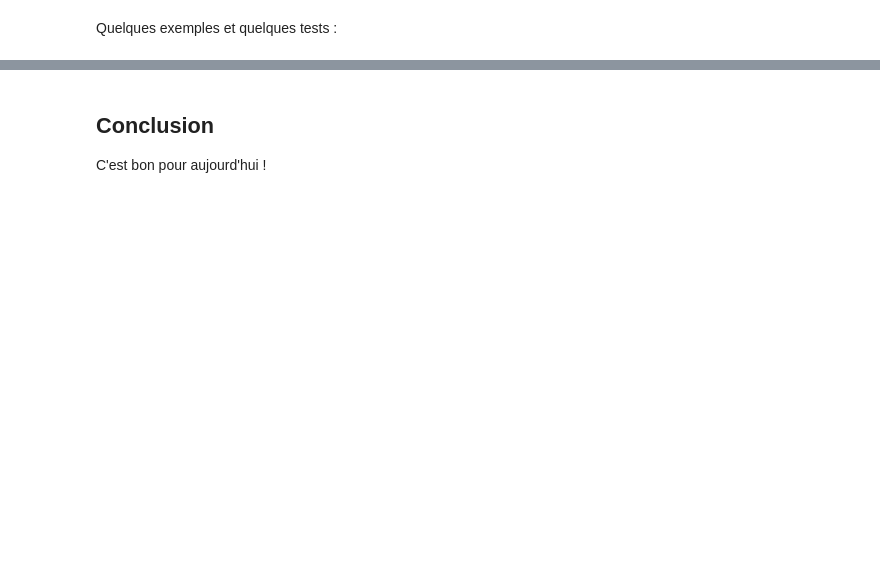
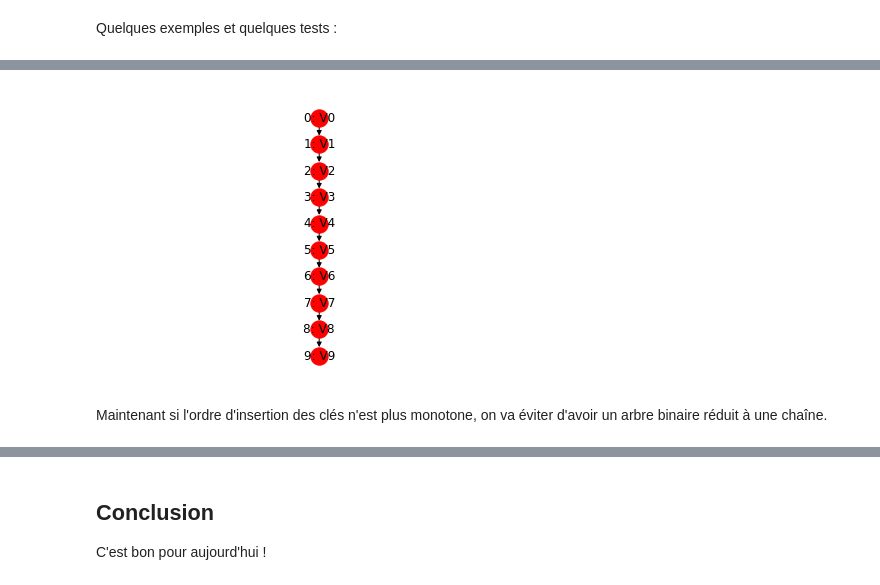
Before and after one commit to Naereen/ALGO1-Info1-2019, a Jupyter notebook: CoursMagistral_2.ipynb, the cells around one changed output, grey strips where cells are left out. Cells and saved outputs as stored; diff of their text form; code cells hidden in the pictures; blank space fills up the shorter version.

```diff
--- a/CoursMagistral_2.ipynb
+++ b/CoursMagistral_2.ipynb
@@ -865,16 +858,0 @@ Pour plus de détails sur les arbres binaires de recherche, cf. le cours, le cha
-# %%
-class NodeTree():
-    def __init__(self, key, value=None, left=None, right=None, parent=None):
-        self.key = key
-        self.value = value
-        self.left = left
-        self.right = right
-        self.parent = parent
-
-    def height(self):
-        h = 1
-        if self.left is not None:
-            h = max(h, 1 + self.left.height())
-        if self.right is not None:
-            h = max(h, 1 + self.right.height())
-        return h
@@ -1089,2 +1222,13 @@ class BinarySearchTree():
 # %% [markdown]
 Quelques exemples et quelques tests :
+# %%
+keys = list(range(10))
+values = [ "V{}".format(key) for key in keys ]
+# %%
+BST = BinarySearchTree()
+
+for (k, v) in zip(keys, values):
+    print("Clés de l'ABR =", list(BST.keys()), "Valeurs de l'ABR =", list(BST.values()), "Hauteur de l'ABR =", BST.height(), "Taille de l'ABR =", BST.size)
+    BST.insert(k, v)
+
+print("Clés de l'ABR =", list(BST.keys()), "Valeurs de l'ABR =", list(BST.values()), "Hauteur de l'ABR =", BST.height(), "Taille de l'ABR =", BST.size)
@@ -1090,0 +1247,6 @@ Quelques exemples et quelques tests :
+# %%
+BST.plot()
+# %% [output]
+[figure, added]
+# %% [markdown]
+Maintenant si l'ordre d'insertion des clés n'est plus monotone, on va éviter d'avoir un arbre binaire réduit à une chaîne.
```
Also changed, not shown: parts of 31 cells of this notebook, 3 other files.
